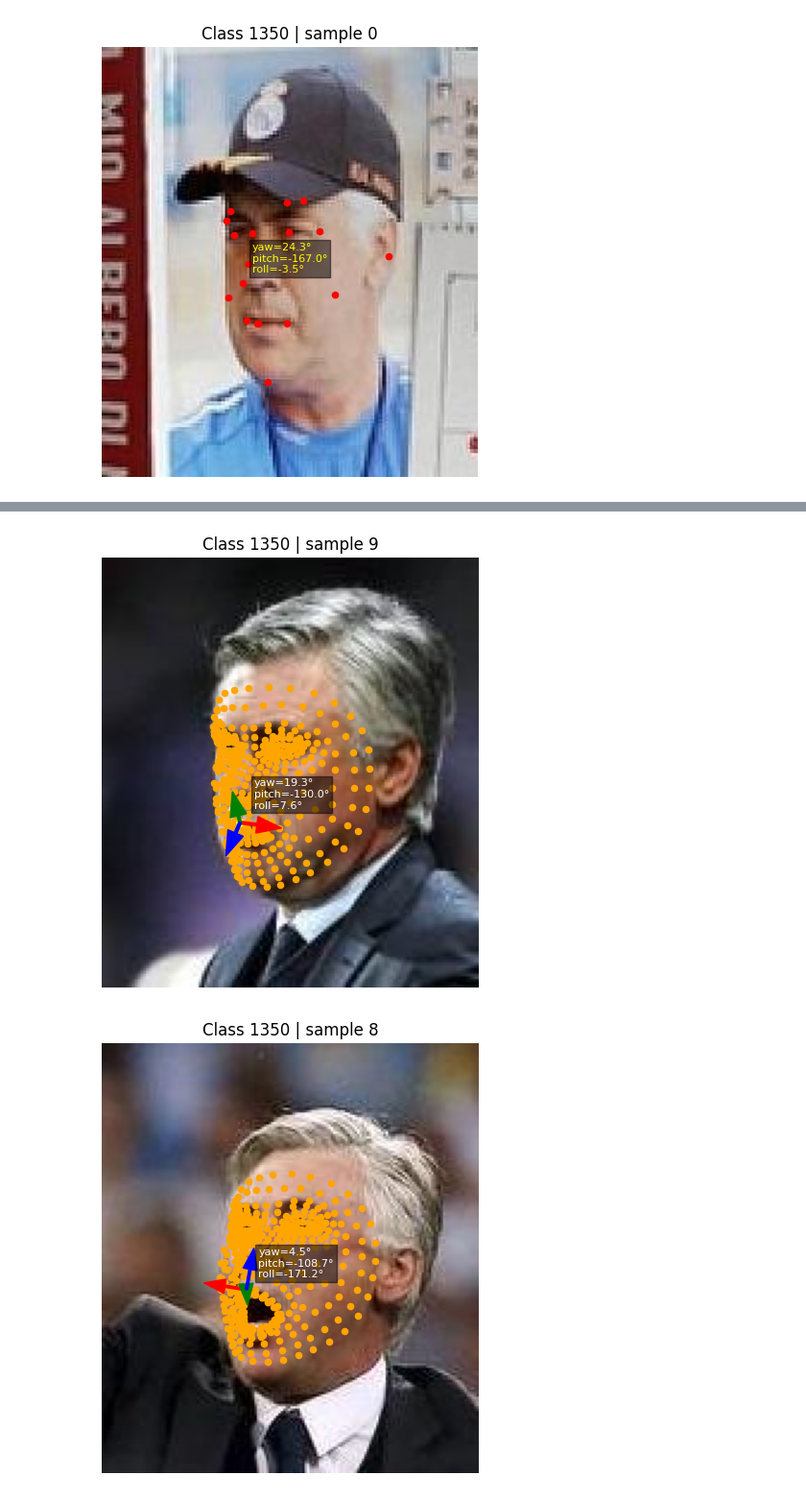
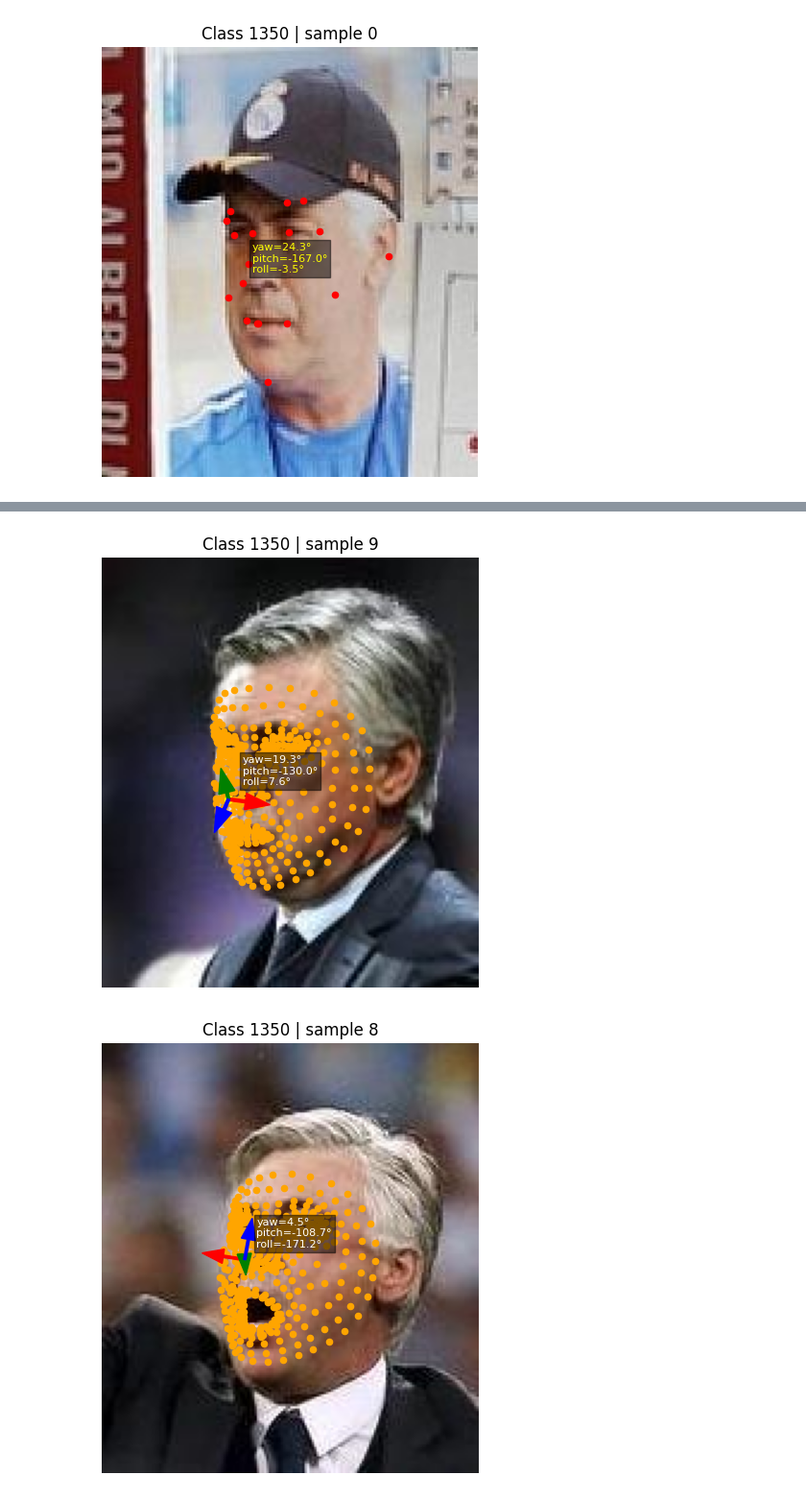
Before and after one commit to Alireza-Ghadimi/face-rec-heatmaps, a Jupyter notebook: playground.ipynb, the cells around one changed output, grey strips where cells are left out. Shown at 96% size. Saved outputs shown, nothing was run; the diff lists cells and outputs as text; code cells hidden in the pictures.

```diff
--- a/playground.ipynb
+++ b/playground.ipynb
@@ -601,7 +601,7 @@ for row_idx in [1,2,4,9,8]:
 
     # Reconstruct landmark names and nose location
     names = [header[i].replace("_x", "") for i in range(4, len(header) - 3, 2)]
-    nose_idx = names.index("lm_0")
+    nose_idx = names.index("lm_1")
     nose_x, nose_y = coords[nose_idx]
 
     # Pick an image from this class
@@ -666,2 +666,2 @@ for row_idx in [1,2,4,9,8]:
-[figure, old version]
+[figure, new version]
-[figure, old version]
+[figure, new version]
```
Also changed, not shown: parts of 10 cells of this notebook, 2 other files.
